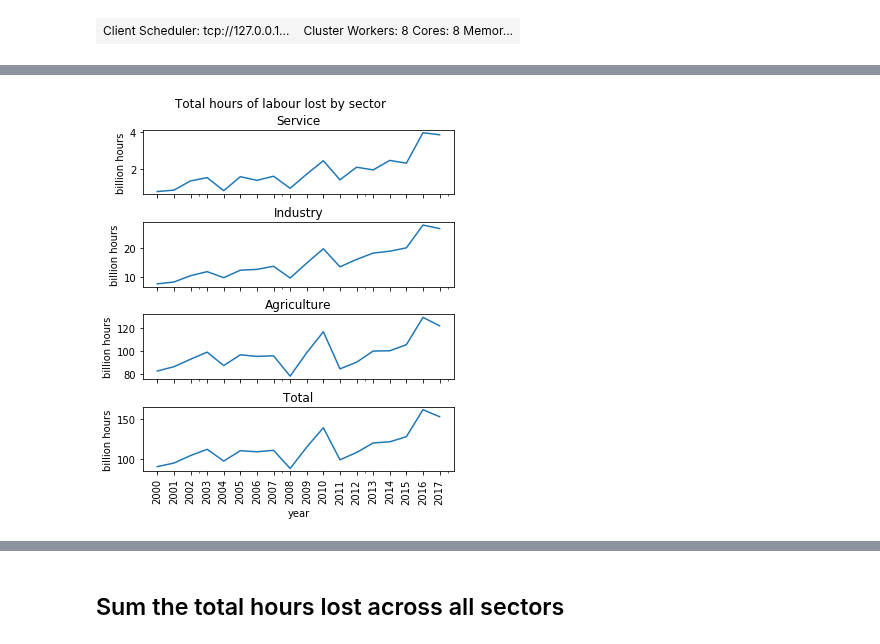
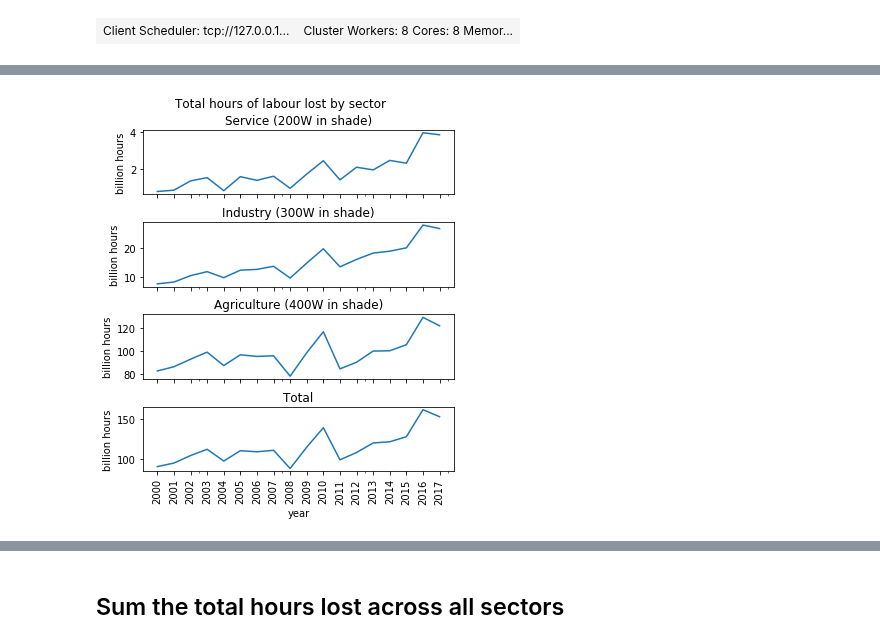
Before and after one commit to mangecoeur/health-climate-exposure, a Jupyter notebook: 1.3 Labour capacity change.ipynb, the cells around one changed output, grey strips where cells are left out. Saved outputs shown, nothing was run; the diff lists cells and outputs as text; code cells hidden in the pictures.

```diff
--- a/1.3 Labour capacity change.ipynb
+++ b/1.3 Labour capacity change.ipynb
@@ -533,36 +602,38 @@ plt.xticks(agri_ts.year, rotation=90);
+# %%
+total_loss_sectors = pd.read_excel(RESULTS_FOLDER/'total loss across sectors.xlsx').set_index('year')
 # %%
 # Get values in billions
 t = total_loss_sectors / 1_000_000_000
 
 f, axs = plt.subplots(4,1, constrained_layout=True, sharex=True)
 f.set_size_inches(5,6)
 f.suptitle('Total hours of labour lost by sector')
 ax = axs[0]
 t.Service.plot(ax=ax)
-ax.set_title('Service')
+ax.set_title('Service (200W in shade)')
 ax.set_xlabel('')
 ax.set_ylabel('billion hours')
 
 ax = axs[1]
 t.Industry.plot(ax=ax)
-ax.set_title('Industry')
+ax.set_title('Industry (300W in shade)')
 ax.set_xlabel('')
 ax.set_ylabel('billion hours')
 
 ax = axs[2]
 t.Agriculture.plot(ax=ax)
-ax.set_title('Agriculture')
+ax.set_title('Agriculture (400W in shade)')
 ax.set_ylabel('billion hours')
 
 ax = axs[3]
 t.Total.plot(ax=ax)
 ax.set_title('Total')
 ax.set_ylabel('billion hours')
 
 plt.xticks(total_loss_sectors.index, rotation=90);
 # ax.set_xticks(t.index);
 # ax.set_xticklabels(t.index, rotation=90)
 
 plt.savefig(RESULTS_FOLDER / 'total_labour_loss_by_sector.png', bbox_inches='tight', dpi=300)
 # %% [output]
-[figure, old version]
+[figure, new version]
```
Also changed, not shown: parts of 16 cells of this notebook, 40 other files.
